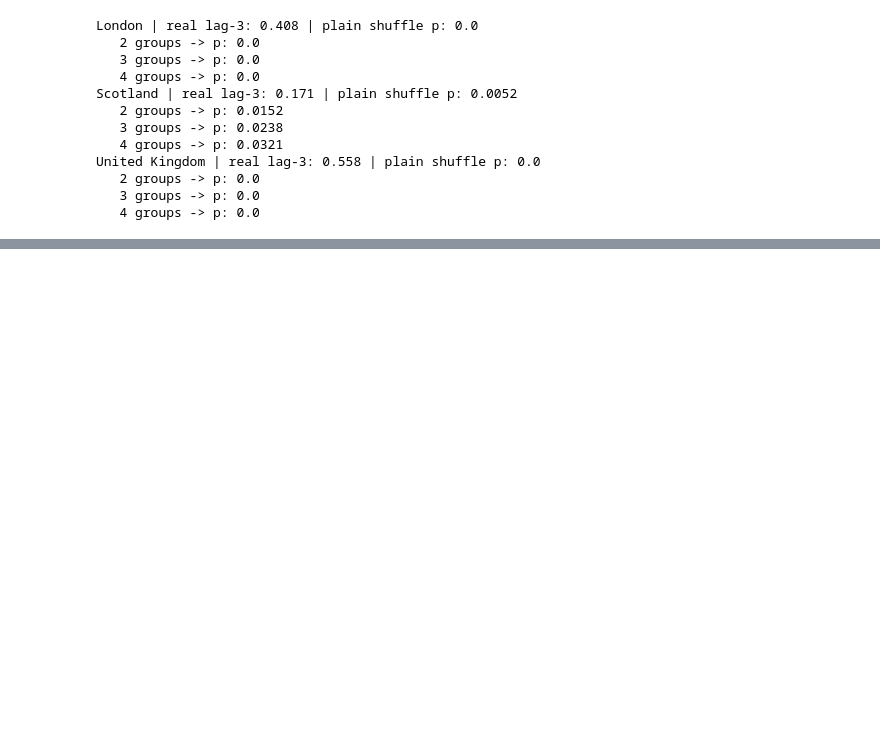
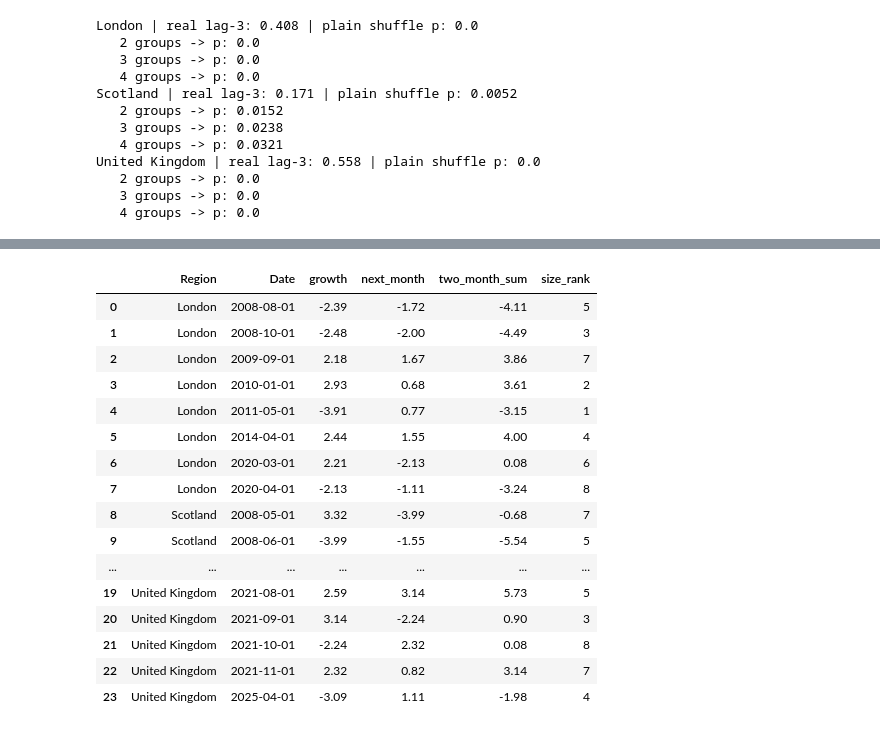
Before and after one commit to alberttrier/uk-house-price-forecasting, a Jupyter notebook: uk_house_prices.ipynb, the cells around one changed output, grey strips where cells are left out. Drawn from its saved outputs; the diff is of its cells as text; code cells hidden in the pictures; blank space fills up the shorter version.

```diff
--- a/uk_house_prices.ipynb
+++ b/uk_house_prices.ipynb
@@ -161,3 +161,11 @@ United Kingdom | real lag-3: 0.558 | plain shuffle p: 0.0
    2 groups -> p: 0.0
    3 groups -> p: 0.0
    4 groups -> p: 0.0
+# %%
+!pip install duckdb -q
+import duckdb
+
+growth_long = growth.reset_index().melt(id_vars="Date", var_name="Region", value_name="Growth")
+growth_long = growth_long.dropna()
+
+duckdb.sql("SELECT * FROM growth_long LIMIT 5").show()
@@ -163,0 +277,29 @@ United Kingdom | real lag-3: 0.558 | plain shuffle p: 0.0
+# %%
+duckdb.sql("""
+    SELECT Region, Date,
+        ROUND(Growth, 2) AS growth,
+        ROUND(LEAD(Growth, 1) OVER (PARTITION BY Region ORDER BY Date), 2) AS next_month,
+        ROUND(Growth + LEAD(Growth, 1) OVER (PARTITION BY Region ORDER BY Date), 2) AS two_month_sum,
+        ROW_NUMBER() OVER (PARTITION BY Region ORDER BY ABS(Growth) DESC) AS size_rank
+    FROM growth_long
+    QUALIFY size_rank <= 8
+    ORDER BY Region, Date
+""").df()
+# %% [output]
+|  | Region | Date | growth | next_month | two_month_sum | size_rank |
+| 0 | London | 2008-08-01 | -2.39 | -1.72 | -4.11 | 5 |
+| 1 | London | 2008-10-01 | -2.48 | -2.00 | -4.49 | 3 |
+| 2 | London | 2009-09-01 | 2.18 | 1.67 | 3.86 | 7 |
+| 3 | London | 2010-01-01 | 2.93 | 0.68 | 3.61 | 2 |
+| 4 | London | 2011-05-01 | -3.91 | 0.77 | -3.15 | 1 |
+| 5 | London | 2014-04-01 | 2.44 | 1.55 | 4.00 | 4 |
+| 6 | London | 2020-03-01 | 2.21 | -2.13 | 0.08 | 6 |
+| 7 | London | 2020-04-01 | -2.13 | -1.11 | -3.24 | 8 |
+| 8 | Scotland | 2008-05-01 | 3.32 | -3.99 | -0.68 | 7 |
+| 9 | Scotland | 2008-06-01 | -3.99 | -1.55 | -5.54 | 5 |
+| ... | ... | ... | ... | ... | ... | ... |
+| 19 | United Kingdom | 2021-08-01 | 2.59 | 3.14 | 5.73 | 5 |
+| 20 | United Kingdom | 2021-09-01 | 3.14 | -2.24 | 0.90 | 3 |
+| 21 | United Kingdom | 2021-10-01 | -2.24 | 2.32 | 0.08 | 8 |
+| 22 | United Kingdom | 2021-11-01 | 2.32 | 0.82 | 3.14 | 7 |
+| 23 | United Kingdom | 2025-04-01 | -3.09 | 1.11 | -1.98 | 4 |
```
Also changed, not shown: parts of 9 cells of this notebook.
